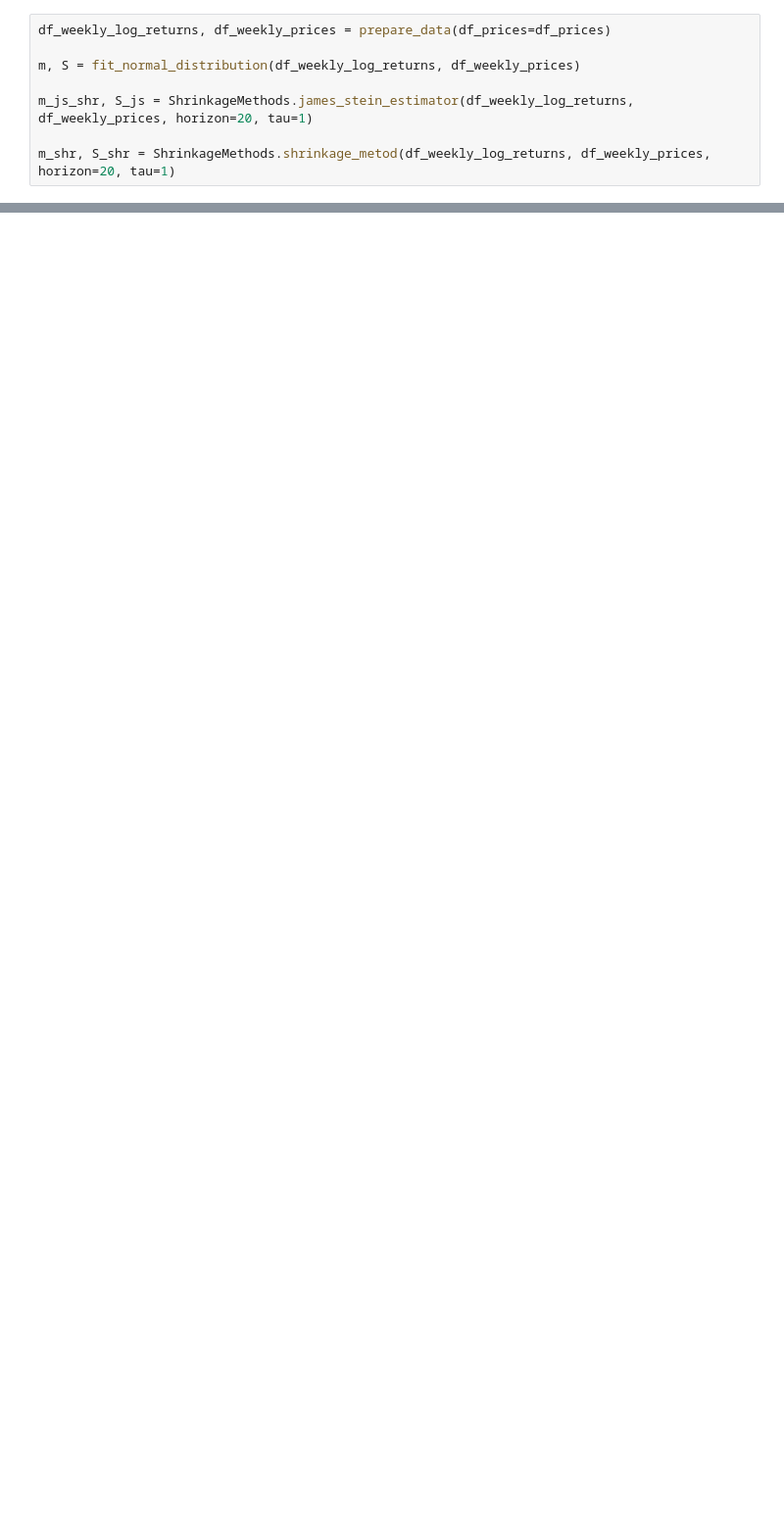
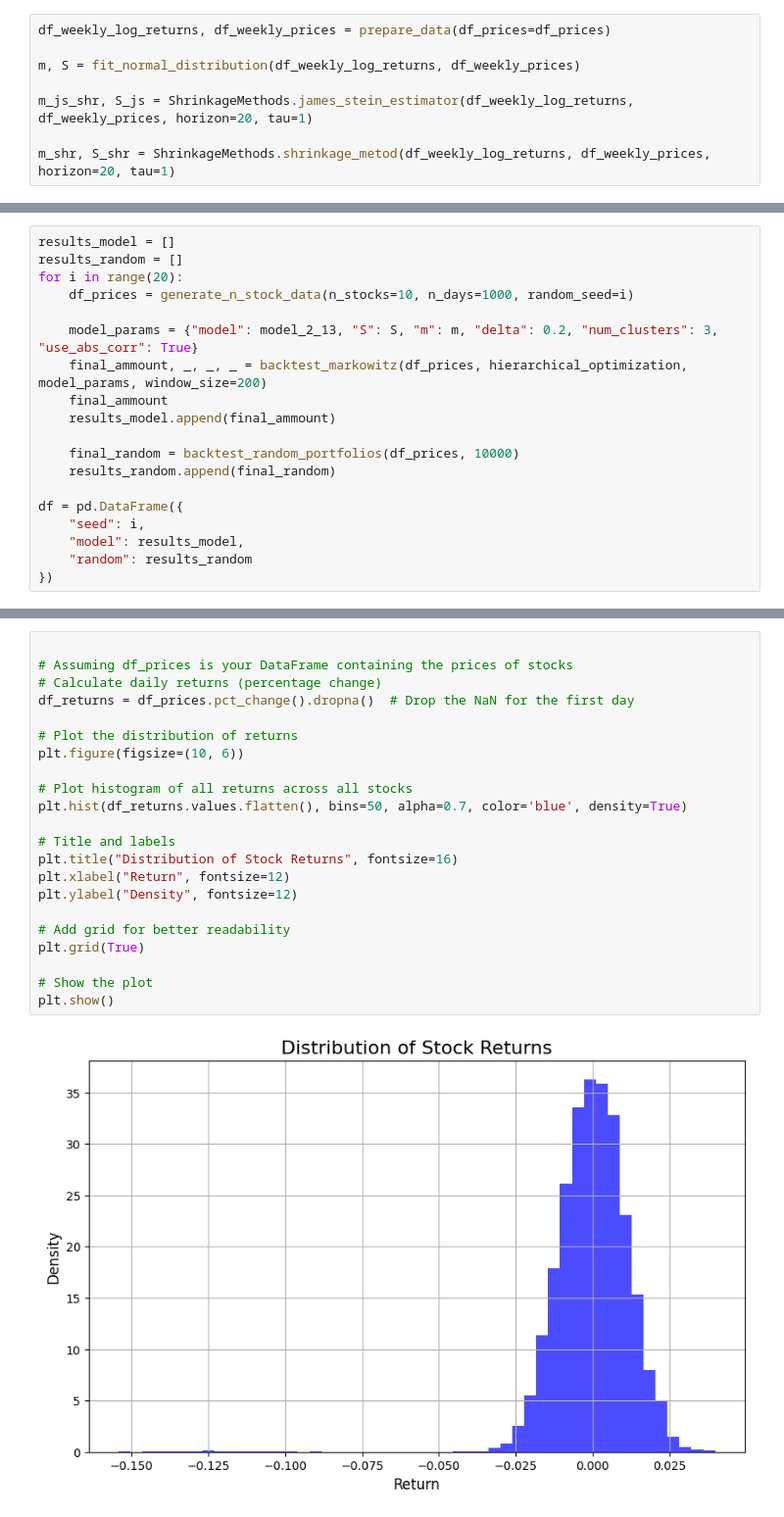
Before and after one commit to LukaLavs/Mathematical-Models-for-Finance, a Jupyter notebook: Markowitz/Example.ipynb, the cells around one changed output, grey strips where cells are left out. Shown at 98% size. Cells and saved outputs as stored; diff of their text form; blank space fills up the shorter version.

Commit message:
modified:   Markowitz/Example.ipynb 	modified:   Stock_Generation/StocksGeneration.py 	modified:   Stock_Generation/__pycache__/StocksGeneration.cpython-312.pyc

```diff
--- a/Markowitz/Example.ipynb
+++ b/Markowitz/Example.ipynb
@@ -70,0 +68,19 @@ np.float64(1.1922378833930953)
+# %%
+results_model = []
+results_random = []
+for i in range(20):
+    df_prices = generate_n_stock_data(n_stocks=10, n_days=1000, random_seed=i)
+
+    model_params = {"model": model_2_13, "S": S, "m": m, "delta": 0.2, "num_clusters": 3, "use_abs_corr": True}
+    final_ammount, _, _, _ = backtest_markowitz(df_prices, hierarchical_optimization, model_params, window_size=200)
+    final_ammount
+    results_model.append(final_ammount)
+
+    final_random = backtest_random_portfolios(df_prices, 10000)
+    results_random.append(final_random)
+
+df = pd.DataFrame({
+    "seed": i,
+    "model": results_model,
+    "random": results_random
+})
@@ -70,0 +115,24 @@ np.float64(1.1922378833930953)
+# %%
+
+# Assuming df_prices is your DataFrame containing the prices of stocks
+# Calculate daily returns (percentage change)
+df_returns = df_prices.pct_change().dropna()  # Drop the NaN for the first day
+
+# Plot the distribution of returns
+plt.figure(figsize=(10, 6))
+
+# Plot histogram of all returns across all stocks
+plt.hist(df_returns.values.flatten(), bins=50, alpha=0.7, color='blue', density=True)
+
+# Title and labels
+plt.title("Distribution of Stock Returns", fontsize=16)
+plt.xlabel("Return", fontsize=12)
+plt.ylabel("Density", fontsize=12)
+
+# Add grid for better readability
+plt.grid(True)
+
+# Show the plot
+plt.show()
+# %% [output]
+[figure, added]
```
Also changed, not shown: parts of 8 cells of this notebook, 1 other file.
